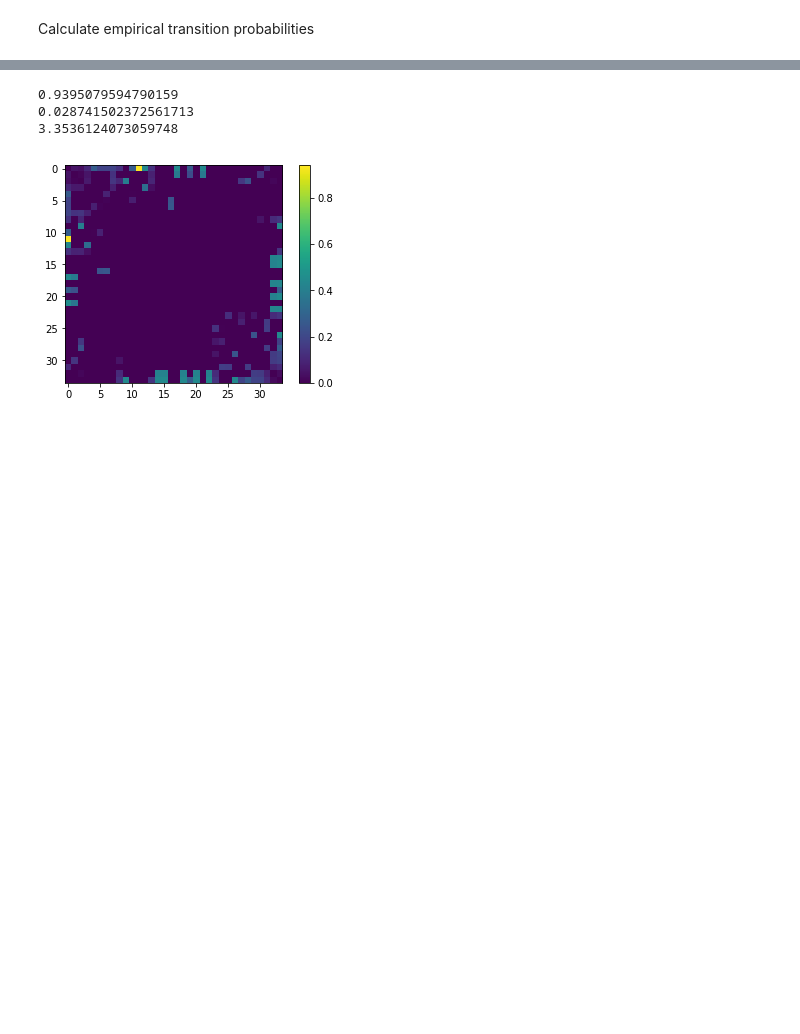
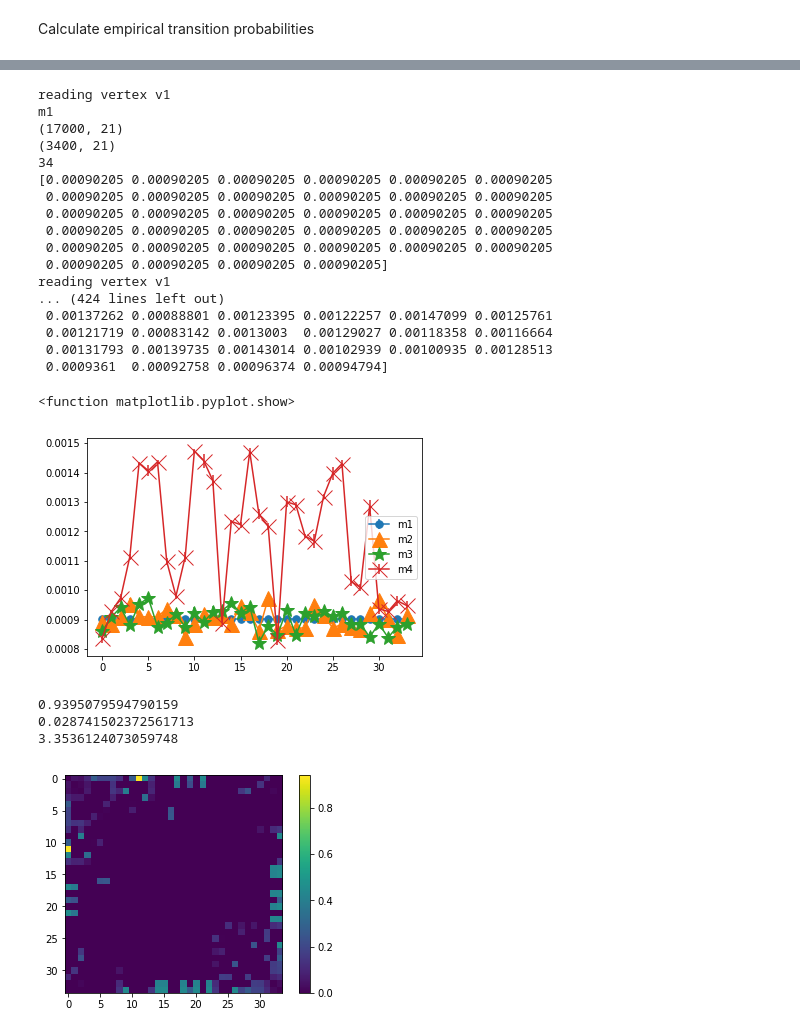
Before and after one commit to shps/incremental-representation-learning, a Jupyter notebook: materials/node_classification_from_random_walk.ipynb, the cells around one changed output, grey strips where cells are left out. Drawn from its saved outputs; the diff is of its cells as text; code cells hidden in the pictures; blank space fills up the shorter version.

Commit message:
Adding per vertex.

```diff
--- a/materials/node_classification_from_random_walk.ipynb
+++ b/materials/node_classification_from_random_walk.ipynb
@@ -125,0 +122,75 @@ plt.show
+# %%
+def read_walks(m, v):
+    fname = m
+    if m != "m1":
+        fname = fname+"-"+v
+    print(fname)
+    rws = np.concatenate([
+        np.loadtxt(f.open(), delimiter='\t', dtype=int)
+        for f in rw_location.glob(fname+"-*/part-00000")
+        if f.stat().st_size > 0
+    ])
+    print(rws.shape)
+    ars = np.vsplit(rws, 5)
+    print(ars[0].shape)
+    return ars
+    #     random_walks_str = [list(map(str, v)) for v in random_walks_int]
+# %%
+formats=['.-', '^-', '*-','x-']
+walk_length = wLength
+x_axis = []
+for vv in range(34):
+    x_axis.append(vv)
+for mm in range(nmethods):
+    all_errors = []
+    for vv in range(34):
+        v = "v"+str(vv+1)
+        print("reading vertex " + v)
+        runs = read_walks(methods[mm], v)
+        errors = []
+        for rr in range(num_runs):
+            M_empirical = np.zeros((n_nodes, n_nodes))
+            for walk in runs[rr]:
+                for kk in range(walk_length - 1):
+                    M_empirical[walk[kk] - 1, walk[kk + 1] - 1] += 1
+
+            n_samples = M_empirical.sum()
+            M_empirical = M_empirical.T / np.maximum(M_empirical.sum(axis=1), 1)
+
+            errors.append(np.abs(M_theory - M_empirical).mean())
+        if (methods[mm] == "m1"):
+            for vv in range(34):
+                all_errors.append(errors)
+            break;
+        all_errors.append(errors)
+    n = len(all_errors)
+    print(n)
+    means = np.mean(all_errors,axis=1)
+    print(means)
+    stdv = np.std(all_errors, axis=1)
+    stderr = stdv/np.sqrt(n)
+    plt.errorbar(x_axis, means, yerr=stderr, fmt=formats[mm], label=methods[mm], ms=15)
+    plt.legend()
+
+plt.show
+# plt.plot(x_axis, all_errors, '.-')
+# %% [output]
+reading vertex v1
+m1
+(17000, 21)
+(3400, 21)
+34
+[0.00090205 0.00090205 0.00090205 0.00090205 0.00090205 0.00090205
+ 0.00090205 0.00090205 0.00090205 0.00090205 0.00090205 0.00090205
+ 0.00090205 0.00090205 0.00090205 0.00090205 0.00090205 0.00090205
+ 0.00090205 0.00090205 0.00090205 0.00090205 0.00090205 0.00090205
+ 0.00090205 0.00090205 0.00090205 0.00090205 0.00090205 0.00090205
+ 0.00090205 0.00090205 0.00090205 0.00090205]
+reading vertex v1
+... (424 lines left out)
+ 0.00137262 0.00088801 0.00123395 0.00122257 0.00147099 0.00125761
+ 0.00121719 0.00083142 0.0013003  0.00129027 0.00118358 0.00116664
+ 0.00131793 0.00139735 0.00143014 0.00102939 0.00100935 0.00128513
+ 0.0009361  0.00092758 0.00096374 0.00094794]
+<function matplotlib.pyplot.show>
+[figure, added]
```
Also changed, not shown: parts of 8 cells of this notebook, 1 other file.
